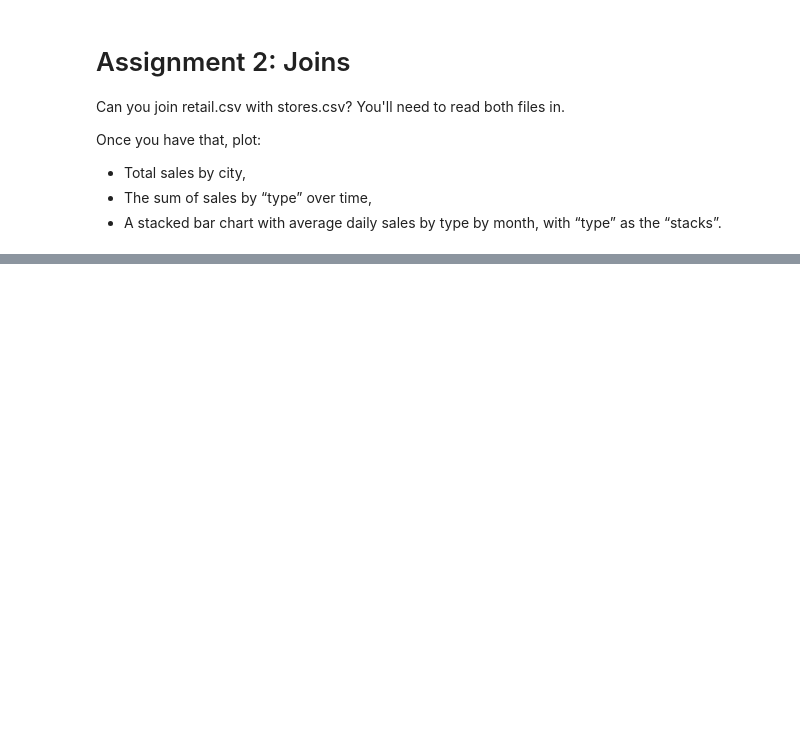
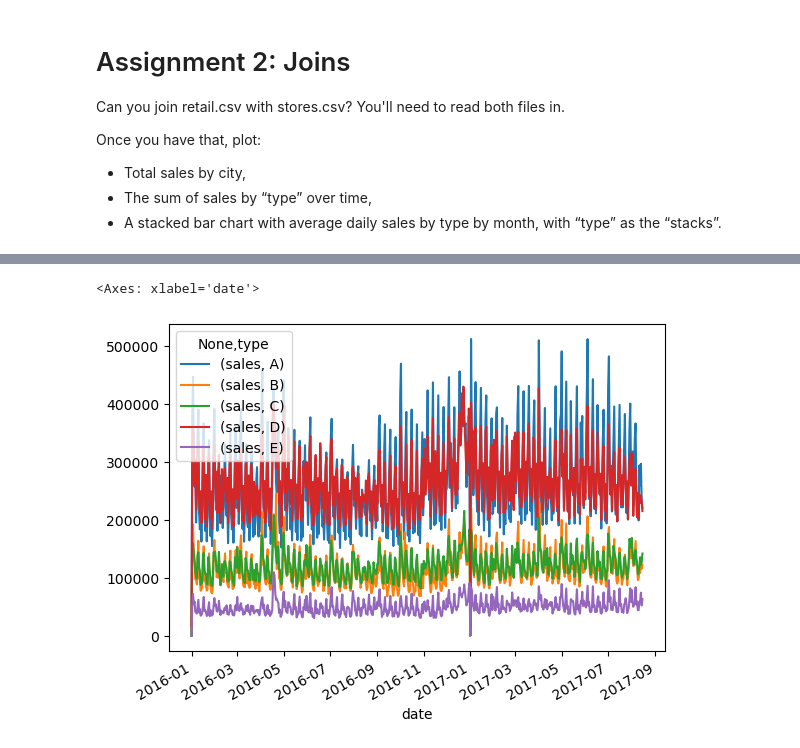
Before and after one commit to atsianis/Pandas-Joins, a Jupyter notebook: section09_combining_dfs.ipynb, the cells around one changed output, grey strips where cells are left out. Drawn from its saved outputs; the diff is of its cells as text; code cells hidden in the pictures; blank space fills up the shorter version.

```diff
--- a/section09_combining_dfs.ipynb
+++ b/section09_combining_dfs.ipynb
@@ -58,3 +58,6 @@ Once you have that, plot:
 * Total sales by city,
 * The sum of sales by “type” over time,
 * A stacked bar chart with average daily sales by type by month, with “type” as the “stacks”.
+# %%
+retail = pd.read_csv("../../retail/retail_2016_2017.csv", parse_dates=["date"])
+stores = pd.read_csv("../../retail/stores.csv")
@@ -60,0 +82,3 @@ Once you have that, plot:
+# %%
+retail_store_df = retail.merge(stores, how="left", on="store_nbr")
+retail_store_df
@@ -60,0 +99,9 @@ Once you have that, plot:
+# %%
+retail_store_df.pivot_table(
+    index = ["date"],
+    columns = "type",
+    aggfunc = {"sales": "sum"}
+).plot()
+# %% [output]
+<Axes: xlabel='date'>
+[figure, added]
```
Also changed, not shown: parts of 5 cells of this notebook.
